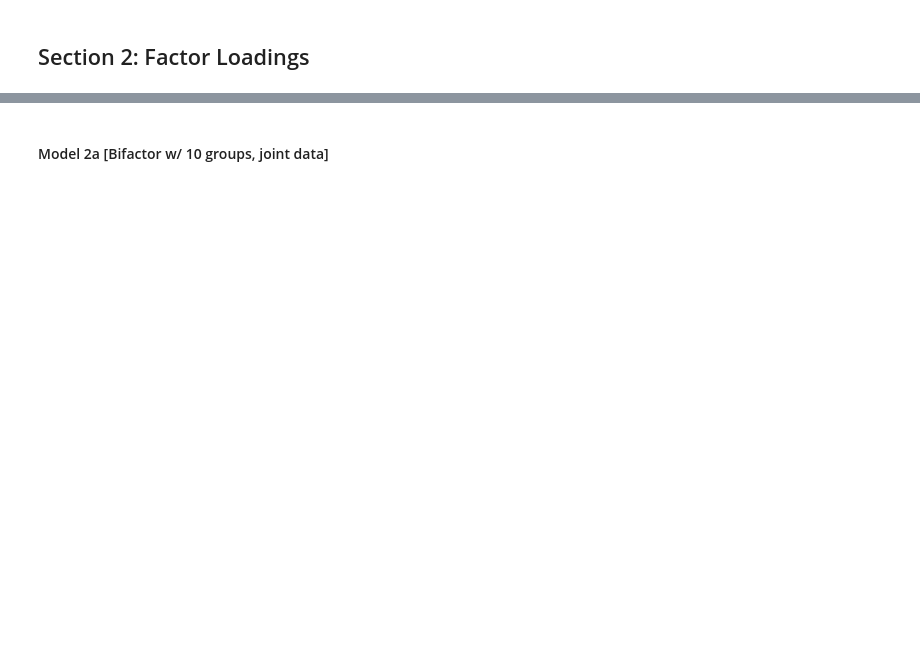
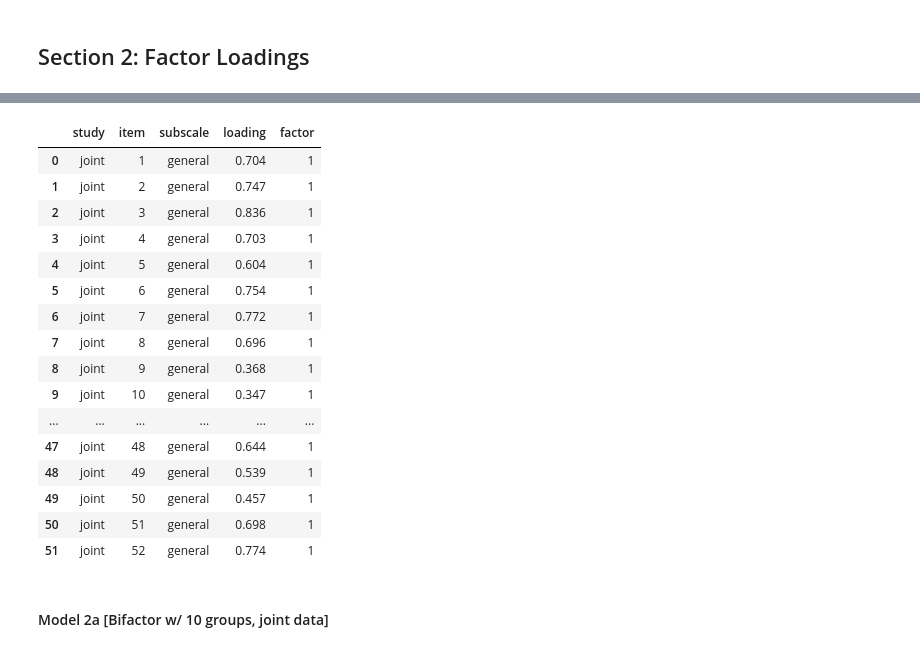
Before and after one commit to szorowi1/mace-irt, a Jupyter notebook: analysis/02_Modeling.ipynb, the cells around one changed output, grey strips where cells are left out. Saved outputs shown, nothing was run; the diff lists cells and outputs as text; code cells hidden in the pictures; blank space fills up the shorter version.

```diff
--- a/analysis/02_Modeling.ipynb
+++ b/analysis/02_Modeling.ipynb
@@ -9,0 +131,20 @@ sns.set_theme(style='white', context='notebook', font_scale=1.33)
+# %%
+data.query('subscale == "general"')
+# %% [output]
+|  | study | item | subscale | loading | factor |
+| 0 | joint | 1 | general | 0.704 | 1 |
+| 1 | joint | 2 | general | 0.747 | 1 |
+| 2 | joint | 3 | general | 0.836 | 1 |
+| 3 | joint | 4 | general | 0.703 | 1 |
+| 4 | joint | 5 | general | 0.604 | 1 |
+| 5 | joint | 6 | general | 0.754 | 1 |
+| 6 | joint | 7 | general | 0.772 | 1 |
+| 7 | joint | 8 | general | 0.696 | 1 |
+| 8 | joint | 9 | general | 0.368 | 1 |
+| 9 | joint | 10 | general | 0.347 | 1 |
+| ... | ... | ... | ... | ... | ... |
+| 47 | joint | 48 | general | 0.644 | 1 |
+| 48 | joint | 49 | general | 0.539 | 1 |
+| 49 | joint | 50 | general | 0.457 | 1 |
+| 50 | joint | 51 | general | 0.698 | 1 |
+| 51 | joint | 52 | general | 0.774 | 1 |
```
Also changed, not shown: parts of 11 cells of this notebook, 15 other files.
